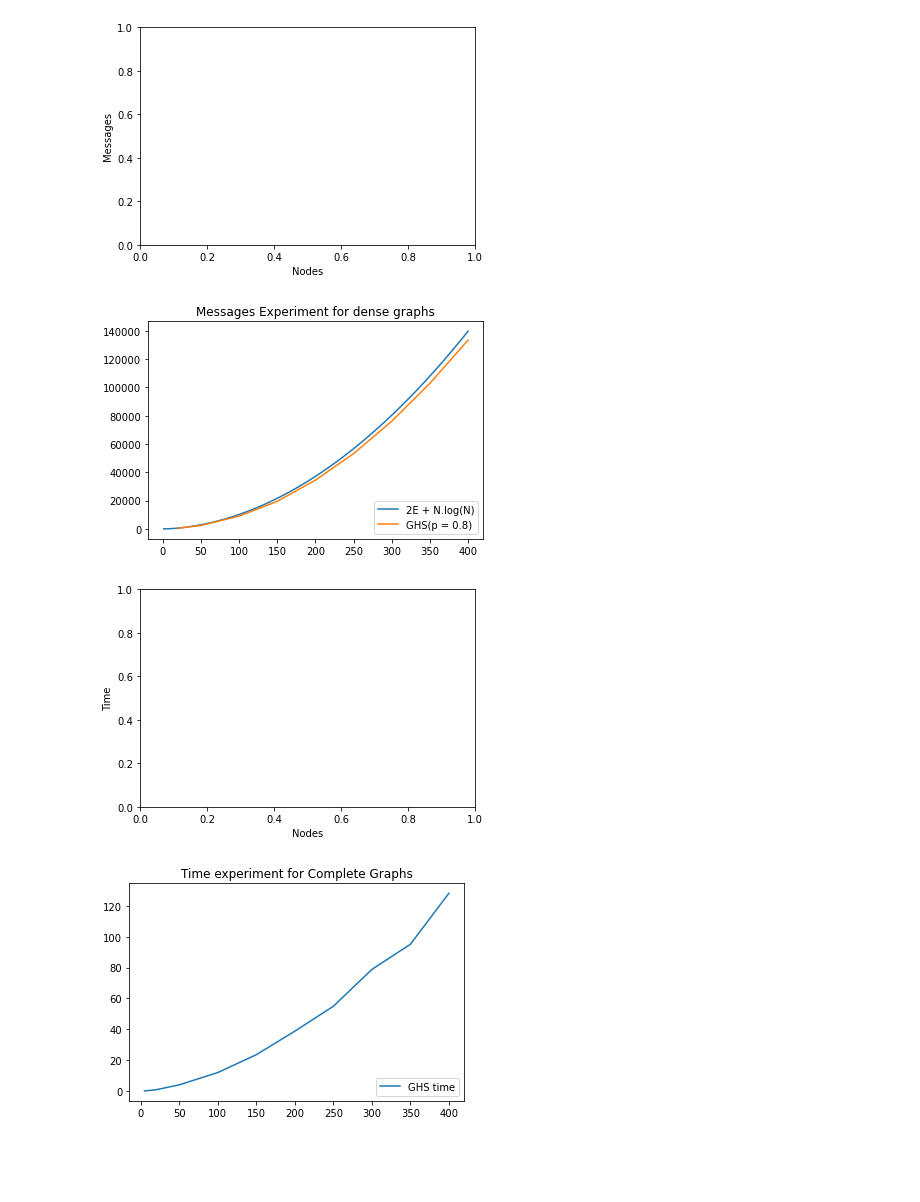
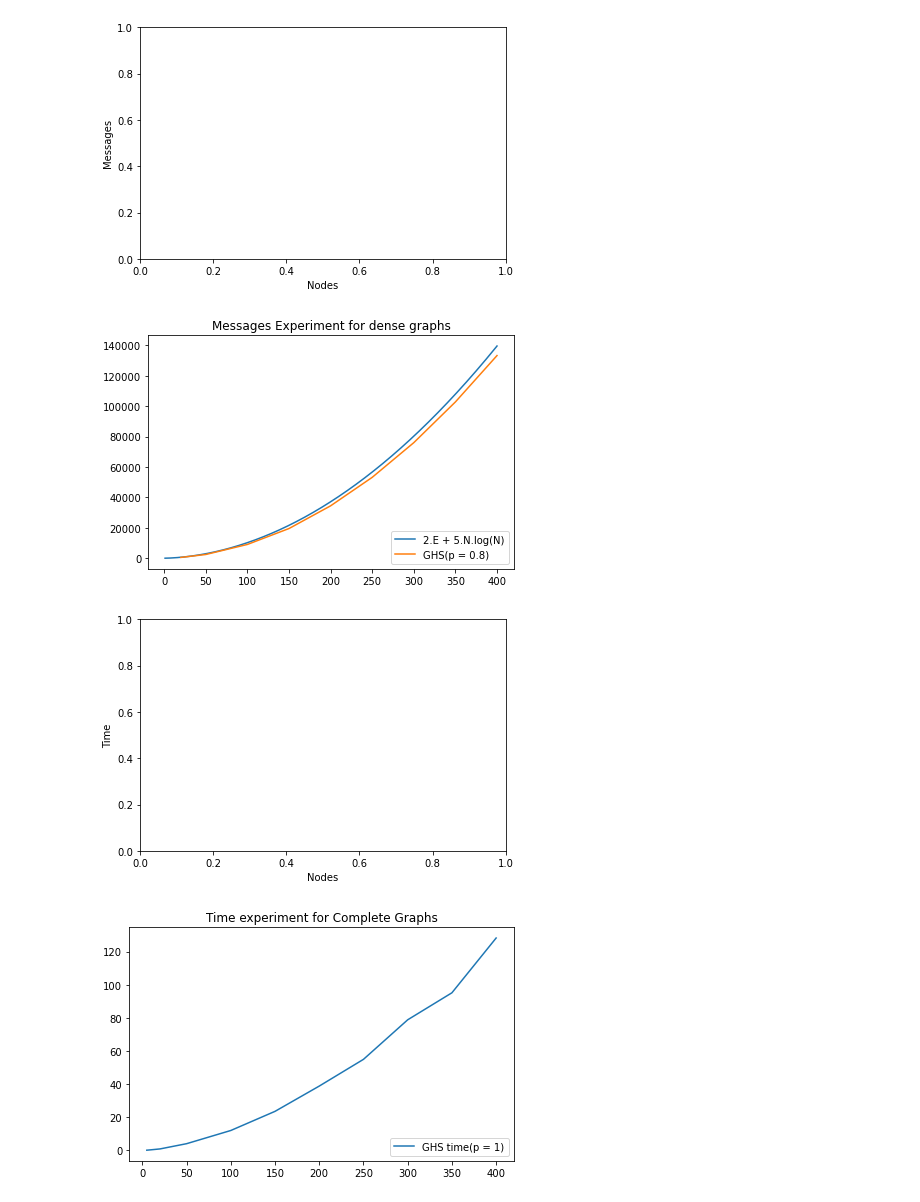
Before and after one commit to kajla-dhananjay/COL819A2, a Jupyter notebook: src/plotter/plotter.ipynb, the cells around one changed output. Saved outputs shown, nothing was run; the diff lists cells and outputs as text; code cells hidden in the pictures; blank space fills up the shorter version.

```diff
--- a/src/plotter/plotter.ipynb
+++ b/src/plotter/plotter.ipynb
@@ -2,6 +2,8 @@
 import matplotlib.pyplot as plt
 import math
 import numpy as np
+from matplotlib import rcParams
+rcParams.update({'figure.autolayout': True})
 # %%
 x = [20,50,100,150,200,250,300,350,400]
 ysparse = [198, 1016, 3381, 6646, 9954, 16049, 22054, 30942, 37643]
@@ -13,10 +15,10 @@ plt.ylabel("Messages")
 q = np.linspace(1, 400, 10000)
 yq = [func(xz) for xz in q]
 fig, ax = plt.subplots()
-fig.patch.set_alpha(1)  # solution
+#fig.patch.set_alpha(1)  # solution
 plt.plot(q, yq)
 plt.plot(x,ysparse)
-plt.legend(["2E + N.log(N)", "GHS(p = 0.2)"], loc ="lower right")
+plt.legend(["2.E + 5.N.log(N)", "GHS(p = 0.2)"], loc ="lower right")
 plt.title("Messages Experiment for sparse graphs")
 plt.savefig("sparse.png",  transparent=False)
 plt.show()
@@ -33,10 +35,10 @@ plt.ylabel("Messages")
 q = np.linspace(1, 400, 10000)
 yq = [funct(xz) for xz in q]
 fig, ax = plt.subplots()
-fig.patch.set_alpha(1)  # solution
+#fig.patch.set_alpha(1)  # solution
 plt.plot(q, yq)
 plt.plot(x,ydense)
-plt.legend(["2E + N.log(N)", "GHS(p = 0.8)"], loc ="lower right")
+plt.legend(["2.E + 5.N.log(N)", "GHS(p = 0.8)"], loc ="lower right")
 plt.title("Messages Experiment for dense graphs")
 plt.savefig("dense.png",  transparent=False)
 plt.show()
@@ -53,9 +55,9 @@ plt.ylabel("Time")
 q = np.linspace(1, 400, 10000)
 yq = [funct(xz) for xz in q]
 fig, ax = plt.subplots()
-fig.patch.set_alpha(1)  # solution
+#fig.patch.set_alpha(1)  # solution
 plt.plot(xx,ytime)
-plt.legend(["GHS time"], loc ="lower right")
+plt.legend(["GHS time(p = 1)"], loc ="lower right")
 plt.title("Time experiment for Complete Graphs")
 plt.savefig("time.png",  transparent=False)
 plt.show()
@@ -66,4 +68,4 @@ plt.close()
-[figure, old version]
+[figure, new version]
-[figure, old version]
+[figure, new version]
-[figure, old version]
+[figure, new version]
-[figure, old version]
+[figure, new version]
```
Also changed, not shown: parts of 1 cell of this notebook, 12 other files.
